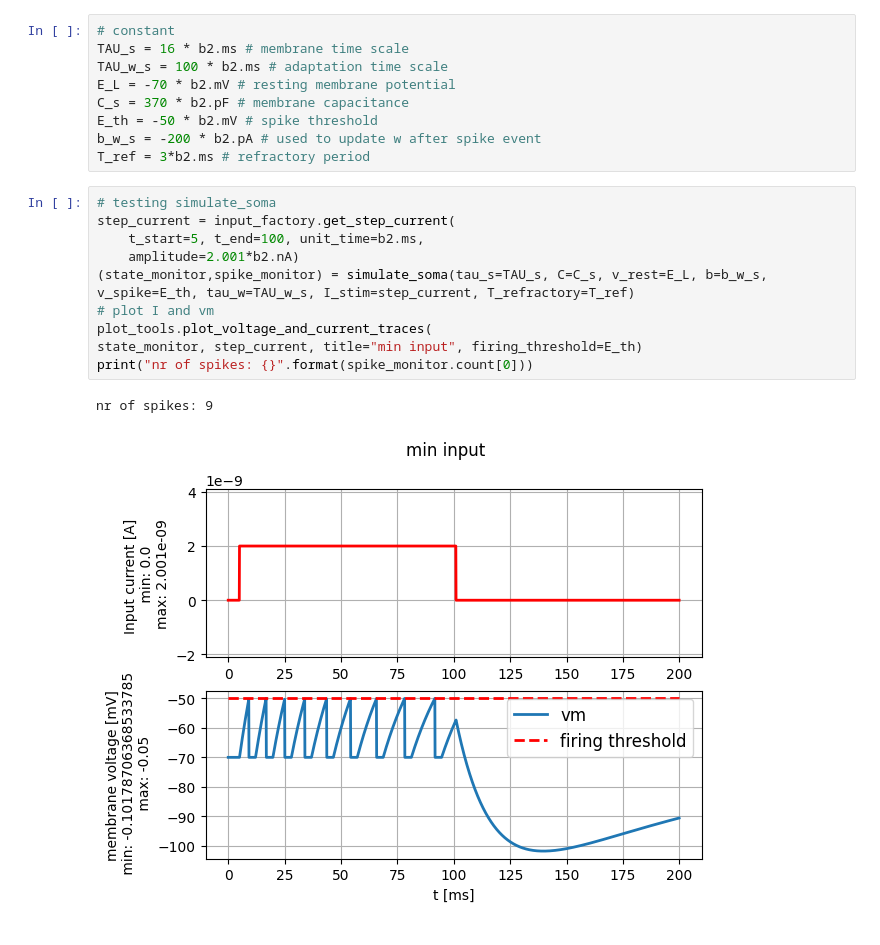
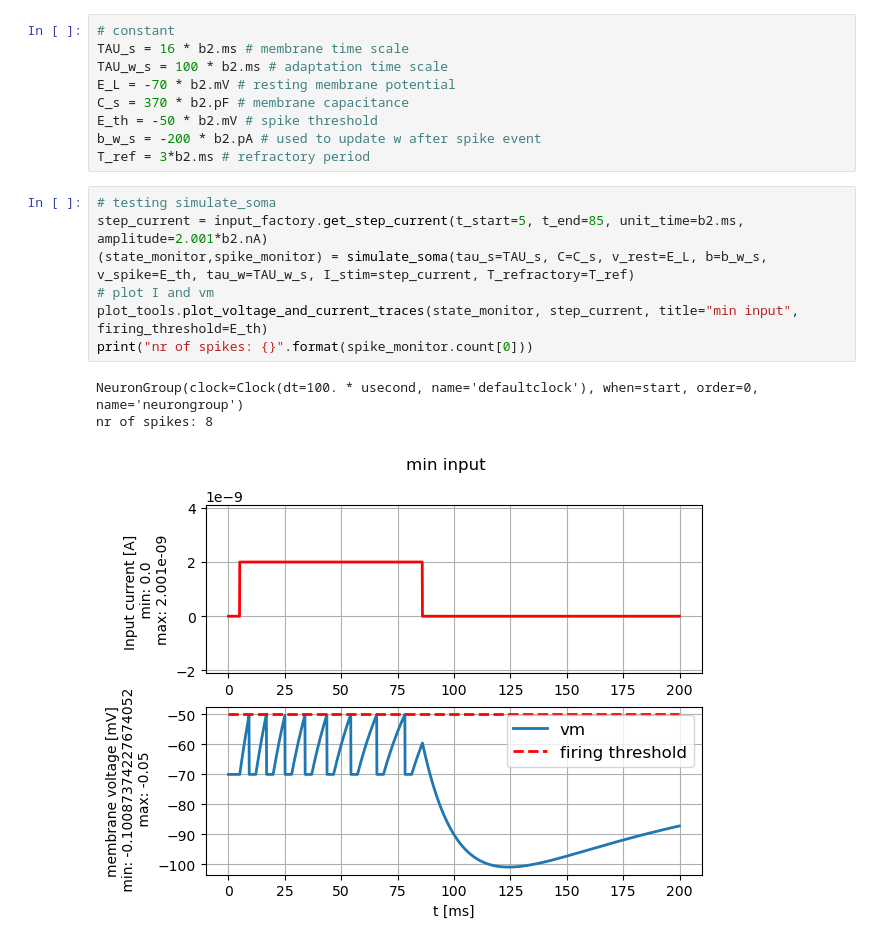
Before and after one commit to lniederhauser/neuronal_dynamics_miniproject, a Jupyter notebook: main.ipynb, the cells around one changed output. Cells and saved outputs as stored; diff of their text form.

```diff
--- a/main.ipynb
+++ b/main.ipynb
@@ -18,14 +20,12 @@ b_w_s = -200 * b2.pA # used to update w after spike event
 T_ref = 3*b2.ms # refractory period
 # %%
 # testing simulate_soma
-step_current = input_factory.get_step_current(
-    t_start=5, t_end=100, unit_time=b2.ms,
-    amplitude=2.001*b2.nA)
+step_current = input_factory.get_step_current(t_start=5, t_end=85, unit_time=b2.ms, amplitude=2.001*b2.nA)
 (state_monitor,spike_monitor) = simulate_soma(tau_s=TAU_s, C=C_s, v_rest=E_L, b=b_w_s, v_spike=E_th, tau_w=TAU_w_s, I_stim=step_current, T_refractory=T_ref)
 # plot I and vm
-plot_tools.plot_voltage_and_current_traces(
-state_monitor, step_current, title="min input", firing_threshold=E_th)
+plot_tools.plot_voltage_and_current_traces(state_monitor, step_current, title="min input", firing_threshold=E_th)
 print("nr of spikes: {}".format(spike_monitor.count[0]))
 # %% [output]
-nr of spikes: 9
+NeuronGroup(clock=Clock(dt=100. * usecond, name='defaultclock'), when=start, order=0, name='neurongroup')
+nr of spikes: 8
-[figure, old version]
+[figure, new version]
```
Also changed, not shown: parts of 6 cells of this notebook, 1 other file.
